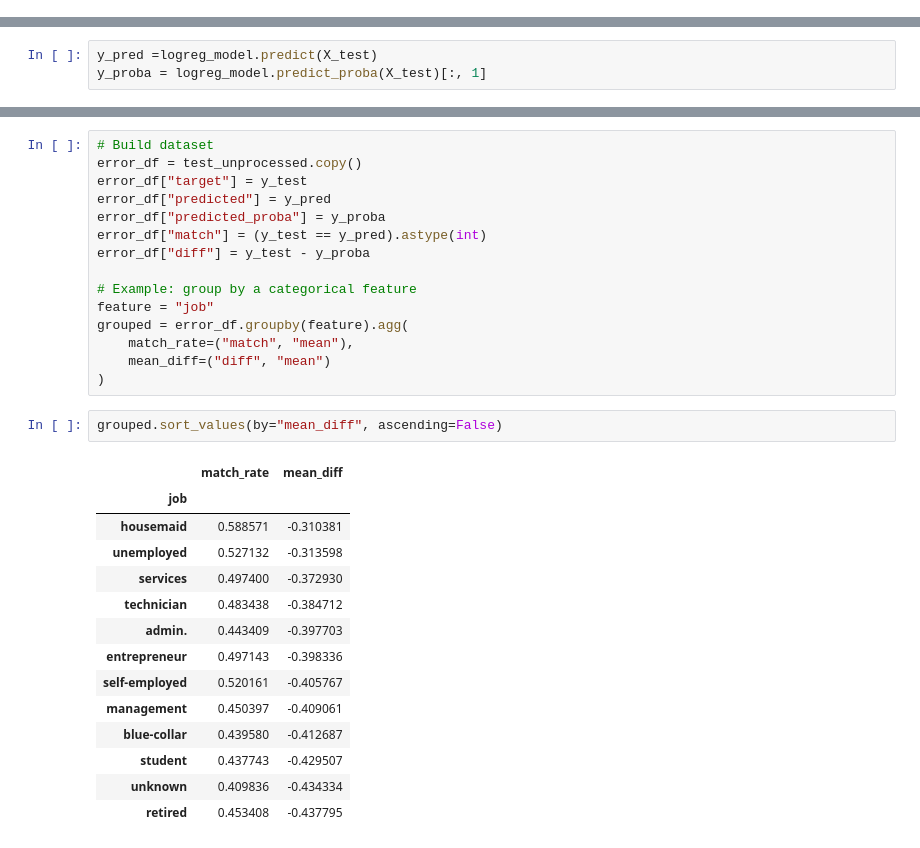
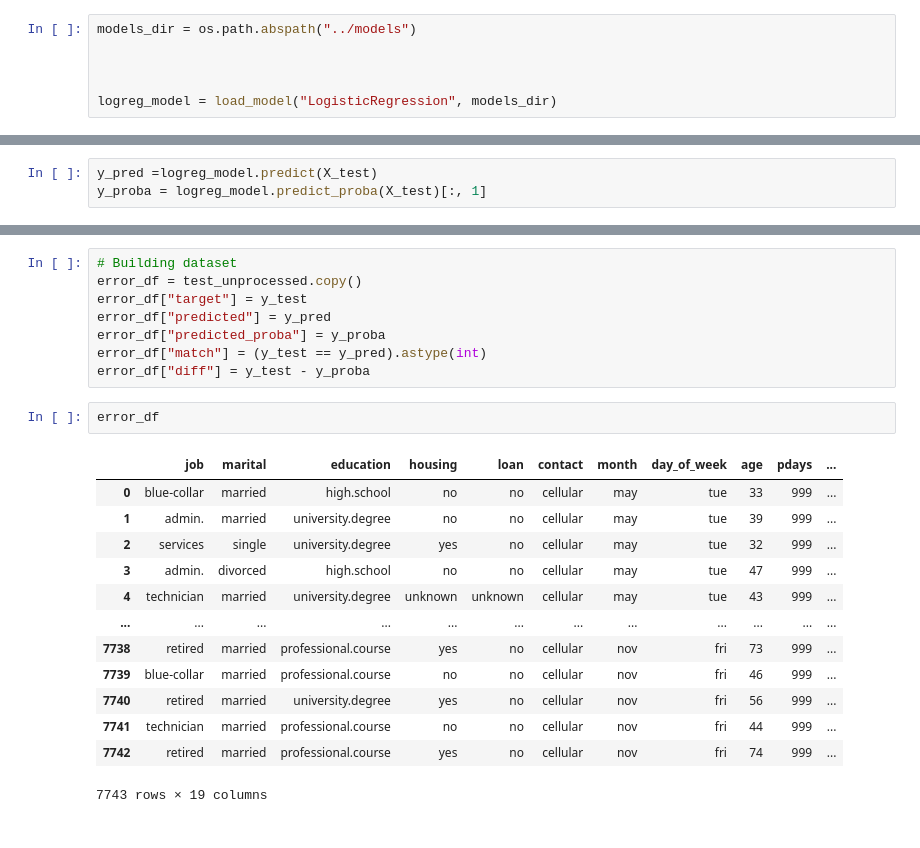
Before and after one commit to conceicao-singa/Bank_Telemarketing_Prediction_EDSB25_1, a Jupyter notebook: notebooks/evaluation.ipynb, the cells around one changed output, grey strips where cells are left out. Drawn from its saved outputs; the diff is of its cells as text.

Commit message:
error analysisb

```diff
--- a/notebooks/evaluation.ipynb
+++ b/notebooks/evaluation.ipynb
@@ -38,0 +20,6 @@ Error Analysis
+# %%
+models_dir = os.path.abspath("../models")
+
+
+
+logreg_model = load_model("LogisticRegression", models_dir)
@@ -97,32 +33,24 @@ Name: proportion, dtype: float64
 # %%
-# Build dataset
+# Building dataset
 error_df = test_unprocessed.copy()
 error_df["target"] = y_test
 error_df["predicted"] = y_pred
 error_df["predicted_proba"] = y_proba
 error_df["match"] = (y_test == y_pred).astype(int)
 error_df["diff"] = y_test - y_proba
-
-# Example: group by a categorical feature
-feature = "job"
-grouped = error_df.groupby(feature).agg(
-    match_rate=("match", "mean"),
-    mean_diff=("diff", "mean")
-)
-# %%
-grouped.sort_values(by="mean_diff", ascending=False)
-# %% [output]
-|  | match_rate | mean_diff |
-| job |  |  |
-| housemaid | 0.588571 | -0.310381 |
-| unemployed | 0.527132 | -0.313598 |
-| services | 0.497400 | -0.372930 |
-| technician | 0.483438 | -0.384712 |
-| admin. | 0.443409 | -0.397703 |
-| entrepreneur | 0.497143 | -0.398336 |
-| self-employed | 0.520161 | -0.405767 |
-| management | 0.450397 | -0.409061 |
-| blue-collar | 0.439580 | -0.412687 |
-| student | 0.437743 | -0.429507 |
-| unknown | 0.409836 | -0.434334 |
-| retired | 0.453408 | -0.437795 |
+# %%
+error_df
+# %% [output]
+|  | job | marital | education | housing | loan | contact | month | day_of_week | age | pdays | ... |
+| 0 | blue-collar | married | high.school | no | no | cellular | may | tue | 33 | 999 | ... |
+| 1 | admin. | married | university.degree | no | no | cellular | may | tue | 39 | 999 | ... |
+| 2 | services | single | university.degree | yes | no | cellular | may | tue | 32 | 999 | ... |
+| 3 | admin. | divorced | high.school | no | no | cellular | may | tue | 47 | 999 | ... |
+| 4 | technician | married | university.degree | unknown | unknown | cellular | may | tue | 43 | 999 | ... |
+| ... | ... | ... | ... | ... | ... | ... | ... | ... | ... | ... | ... |
+| 7738 | retired | married | professional.course | yes | no | cellular | nov | fri | 73 | 999 | ... |
+| 7739 | blue-collar | married | professional.course | no | no | cellular | nov | fri | 46 | 999 | ... |
+| 7740 | retired | married | university.degree | yes | no | cellular | nov | fri | 56 | 999 | ... |
+| 7741 | technician | married | professional.course | no | no | cellular | nov | fri | 44 | 999 | ... |
+| 7742 | retired | married | professional.course | yes | no | cellular | nov | fri | 74 | 999 | ... |
+7743 rows × 19 columns
```
Also changed, not shown: parts of 13 cells of this notebook.
